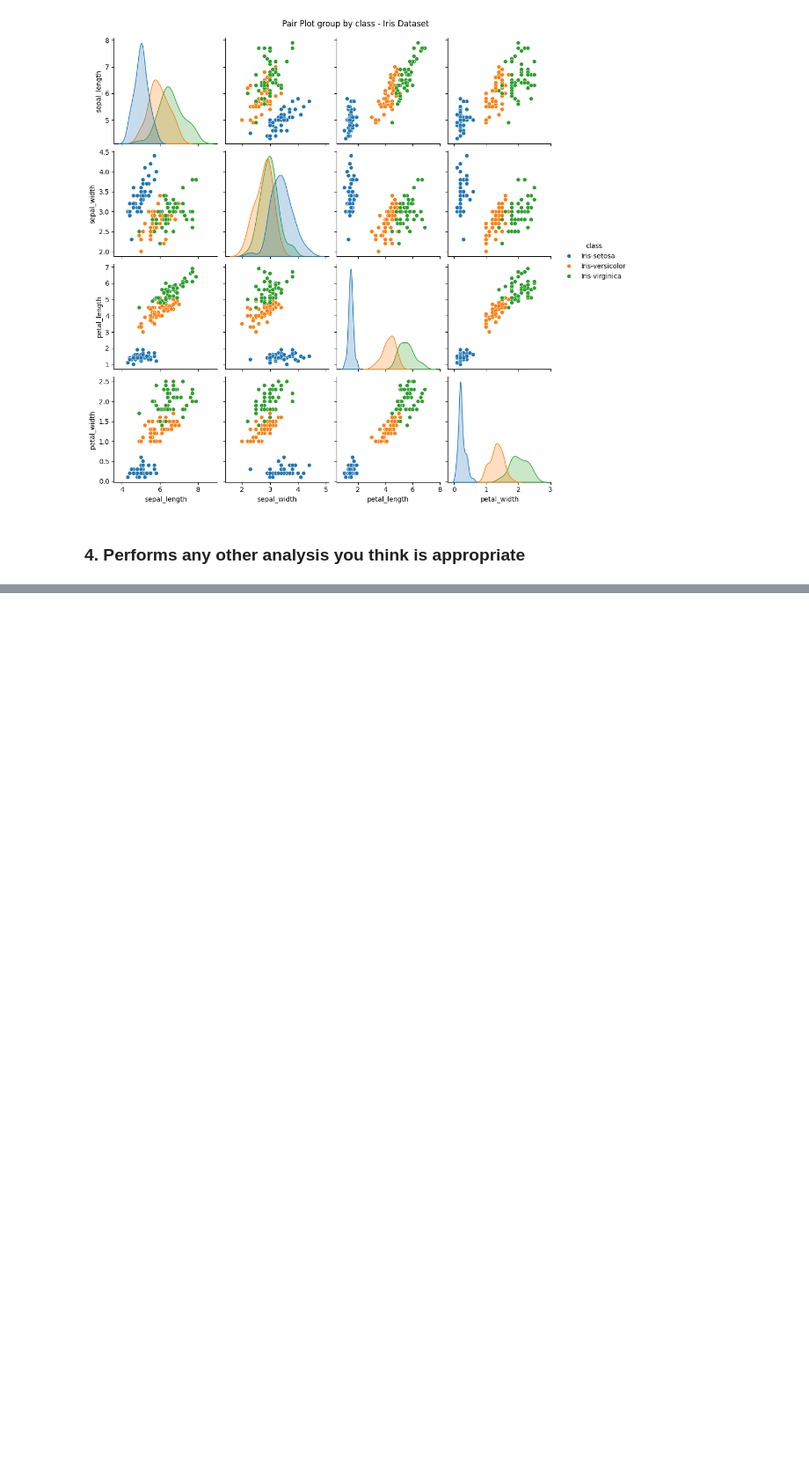
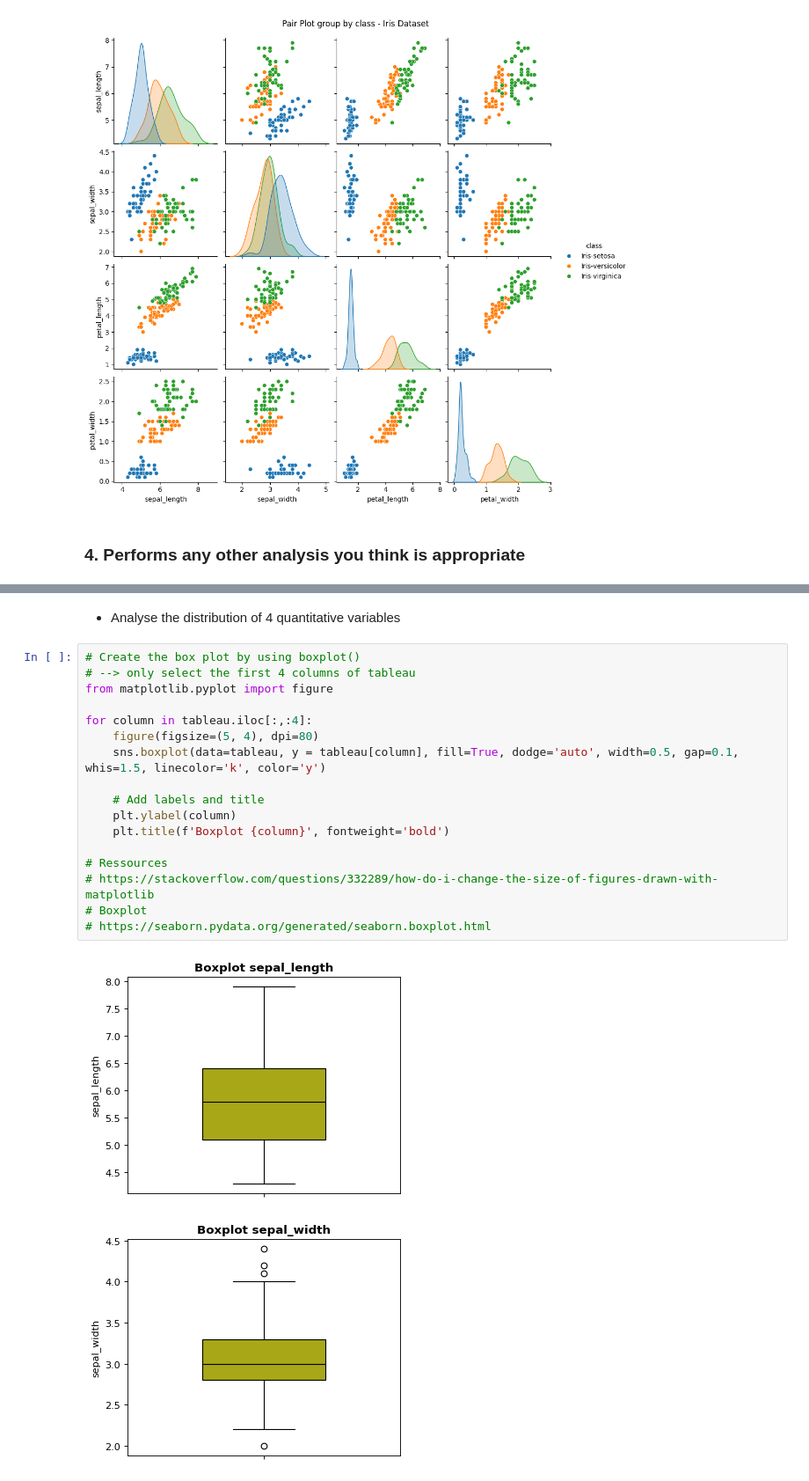
Before and after one commit to quyenphanlyons/pands-project, a Jupyter notebook: notebook.ipynb, the cells around one changed output, grey strips where cells are left out. Shown at 88% size. Saved outputs shown, nothing was run; the diff lists cells and outputs as text; blank space fills up the shorter version.

```diff
--- a/notebook.ipynb
+++ b/notebook.ipynb
@@ -179,3 +181,25 @@ correlation
 | sepal_width | -0.11 | 1.00 | -0.42 | -0.36 |
 | petal_length | 0.87 | -0.42 | 1.00 | 0.96 |
 | petal_width | 0.82 | -0.36 | 0.96 | 1.00 |
+# %% [markdown]
+- Analyse the distribution of 4 quantitative variables
+# %%
+# Create the box plot by using boxplot()
+# --> only select the first 4 columns of tableau
+from matplotlib.pyplot import figure
+
+for column in tableau.iloc[:,:4]:
+    figure(figsize=(5, 4), dpi=80)
+    sns.boxplot(data=tableau, y = tableau[column], fill=True, dodge='auto', width=0.5, gap=0.1, whis=1.5, linecolor='k', color='y')
+
+    # Add labels and title
+    plt.ylabel(column)
+    plt.title(f'Boxplot {column}', fontweight='bold')
+
+# Ressources
+# https://stackoverflow.com/questions/332289/how-do-i-change-the-size-of-figures-drawn-with-matplotlib
+# Boxplot
+# https://seaborn.pydata.org/generated/seaborn.boxplot.html
+# %% [output]
+[figure, added]
+[figure, added]
```
Also changed, not shown: parts of 6 cells of this notebook, 1 other file.
